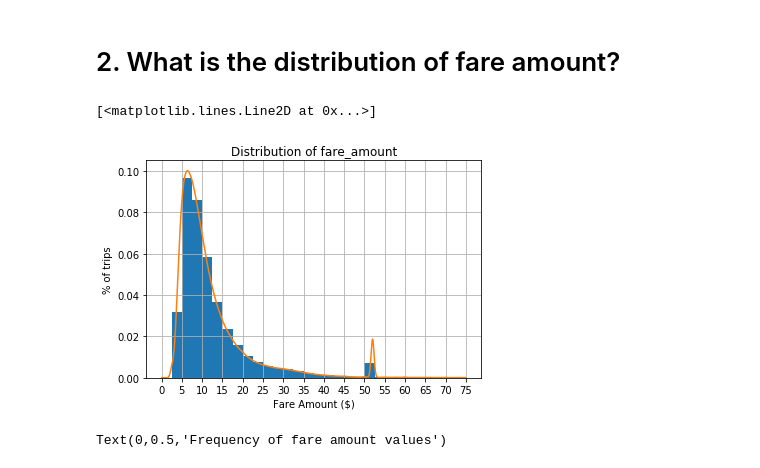
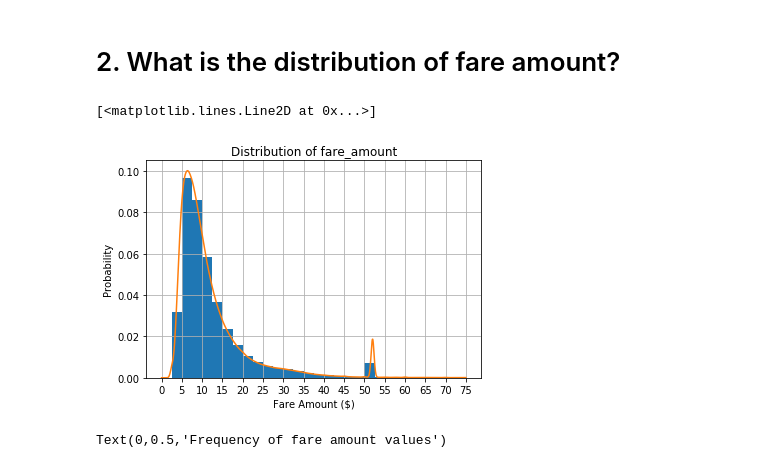
Before and after one commit to desultir/NYCTaxi, a Jupyter notebook: notebooks/describe data.ipynb, the cells around one changed output. Drawn from its saved outputs; the diff is of its cells as text; code cells hidden in the pictures.

```diff
--- a/notebooks/describe data.ipynb
+++ b/notebooks/describe data.ipynb
@@ -81,19 +81,19 @@ ticks = ax.set_yticks(range(10))
 # %%
 from scipy import stats
 import numpy as np
 ax = df["fare_amount"].hist(density=True, bins=30, range=(0,75))
 ax.set_title("Distribution of fare_amount")
-ax.set_ylabel("% of trips")
+ax.set_ylabel("Probability")
 ax.set_xlabel("Fare Amount ($)")
 ax.set_xticks(range(0,100,5))
 kde = stats.gaussian_kde(df["fare_amount"])
 
 xx = np.linspace(0, 75, 1000)
 
 ax.plot(xx, kde(xx))
 # %% [output]
 [<matplotlib.lines.Line2D at 0x...>]
-[figure, old version]
+[figure, new version]
 # %%
 ax = df[(df["fare_amount"] > 50) & (df["fare_amount"] < 55)].groupby("fare_amount").count()["medallion"].plot(style="o")
 ax.set_title("Frequency of fare amount values, $50-$55")
```
Also changed, not shown: parts of 1 cell of this notebook, 8 other files.
